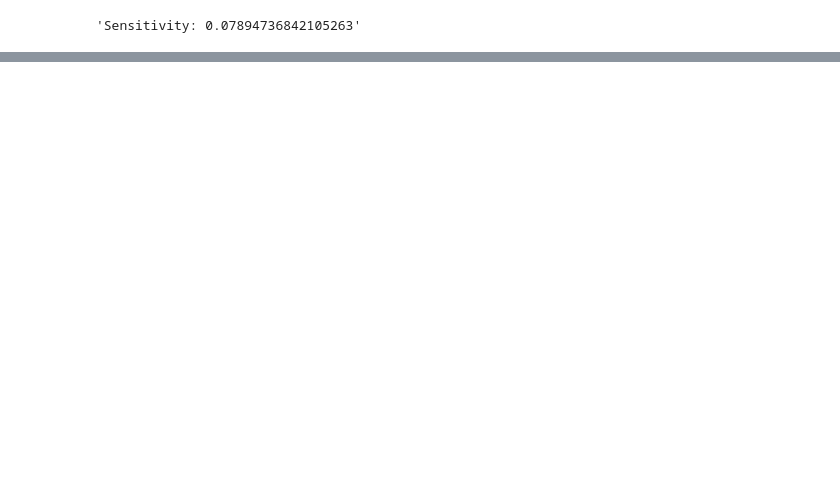
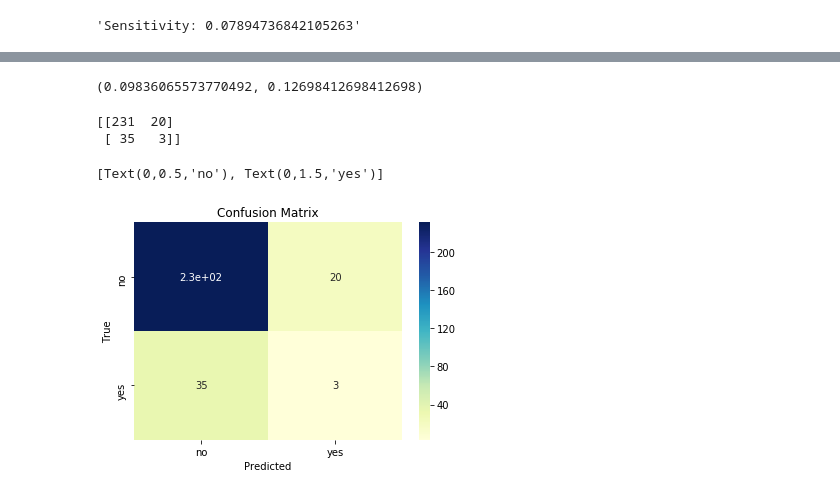
Before and after one commit to pankajanand26/bits_dm, a Jupyter notebook: Assignment1/Assignment_Pankaj.ipynb, the cells around one changed output, grey strips where cells are left out. Saved outputs shown, nothing was run; the diff lists cells and outputs as text; code cells hidden in the pictures; blank space fills up the shorter version.

```diff
--- a/Assignment1/Assignment_Pankaj.ipynb
+++ b/Assignment1/Assignment_Pankaj.ipynb
@@ -498,0 +538,21 @@ tn_gini, fp_gini, fn_gini, tp_gini
+# %%
+metrics.f1_score(y_test, y_pred_gini), metrics.f1_score(y_test, y_pred)
+# %% [output]
+(0.09836065573770492, 0.12698412698412698)
+# %%
+cm = metrics.confusion_matrix(y_test, y_pred_gini)
+print(cm)
+ax= plt.subplot()
+sn.heatmap(cm, annot=True, ax = ax, cmap="YlGnBu"); #annot=True to annotate cells
+
+# labels, title and ticks
+ax.set_xlabel('Predicted');
+ax.set_ylabel('True');
+ax.set_title('Confusion Matrix')
+ax.xaxis.set_ticklabels(['no', 'yes'])
+ax.yaxis.set_ticklabels(['no', 'yes'])
+# %% [output]
+[[231  20]
+ [ 35   3]]
+[Text(0,0.5,'no'), Text(0,1.5,'yes')]
+[figure, added]
```
Also changed, not shown: parts of 18 cells of this notebook.
